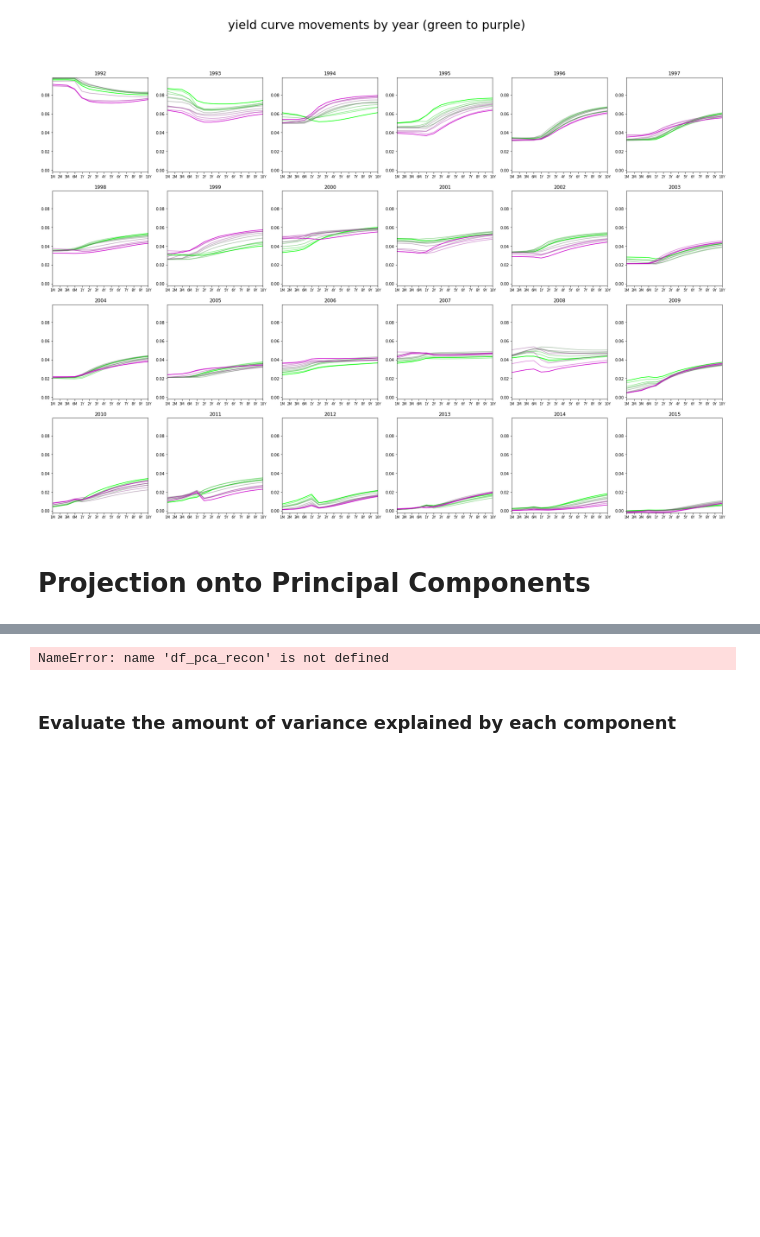
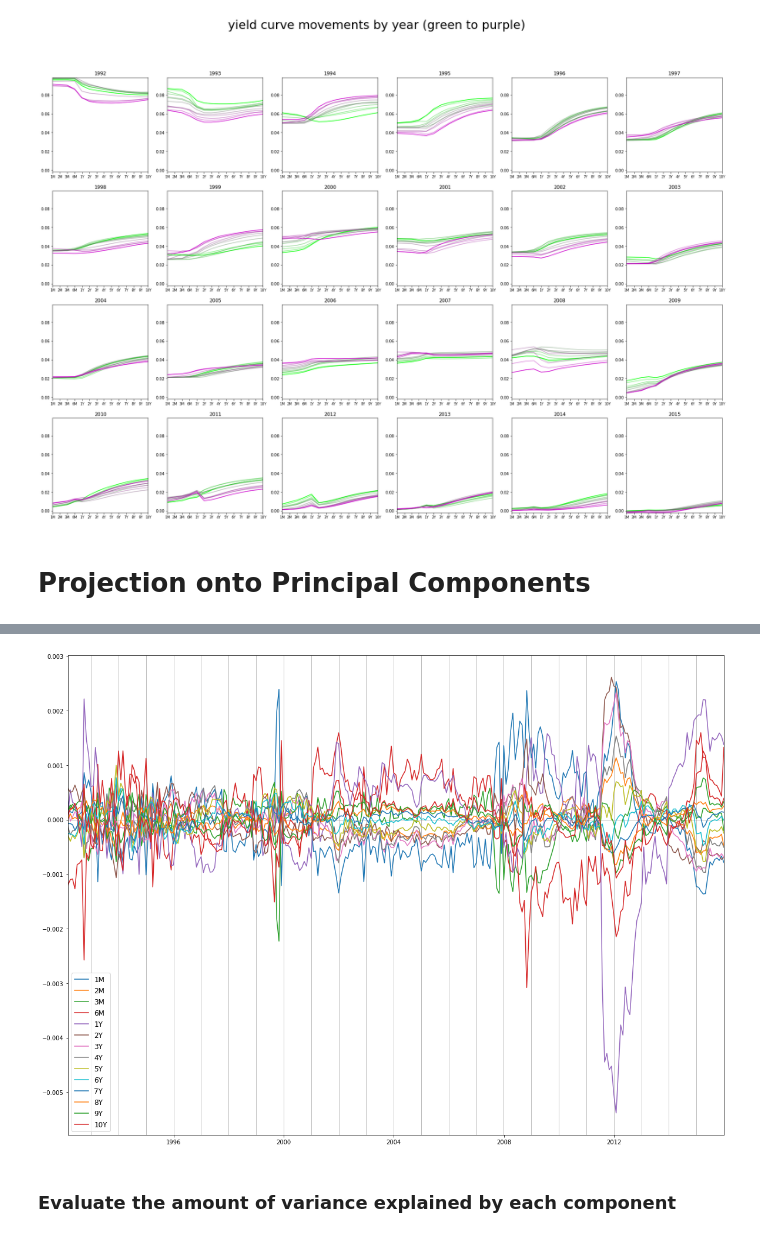
Before and after one commit to mfrdixon/ML_Finance_Codes, a Jupyter notebook: Chapter8-Advanced-NNs/ML_in_Finance-Autoencoders.ipynb, the cells around one changed output, grey strips where cells are left out. Saved outputs shown, nothing was run; the diff lists cells and outputs as text; code cells hidden in the pictures; blank space fills up the shorter version.

```diff
--- a/Chapter8-Advanced-NNs/ML_in_Finance-Autoencoders.ipynb
+++ b/Chapter8-Advanced-NNs/ML_in_Finance-Autoencoders.ipynb
@@ -193,21 +179,16 @@ df_pca.head()
-# %%
-# the reconstruction error is the orthogonal distance between each point and the PCA subspace
-pca_rec_errs = np.sqrt(np.sum((df_pca_recon - df)**2, axis=1))
-pca_rec_errs.index = df.index
-pca_rec_errs.head()
-# %% [output]
-NameError: name 'df_pca_recon' is not defined
 # %%
 plt.figure(figsize=(20,15))
 
-plt.plot(df.index, dpca_rec_errs)
+# Plotting the difference between the reconstructed value and the original
+plt.plot(df.index, df_pca_recon-df.values)
 plt.xlim(df.index.min(), df.index.max())
-plt.ylim(0, df_pca_rec_errs.max()*1.05)
-plt.ylabel('reconstruction error', size=20)
+plt.legend(df.columns, fontsize=12)
 plt.axhline(y=0, c="grey", linewidth=0.5, zorder=0)
 for i in range(df.index.min().year, df.index.max().year+1):
     plt.axvline(x=df.index[df.index.searchsorted(datetime(i,1,1))-1],
                 c="grey", linewidth=0.5, zorder=0)
+# %% [output]
+[figure, added]
 # %% [markdown]
 ### Evaluate the amount of variance explained by each component
 # %%
```
Also changed, not shown: parts of 62 cells of this notebook.
